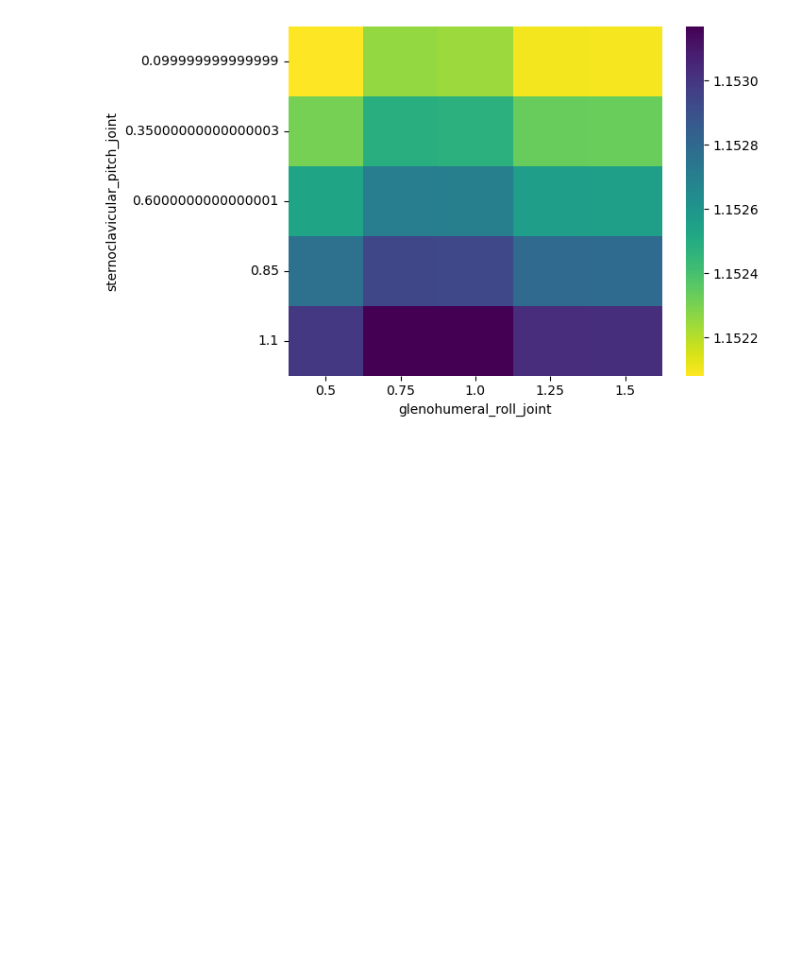
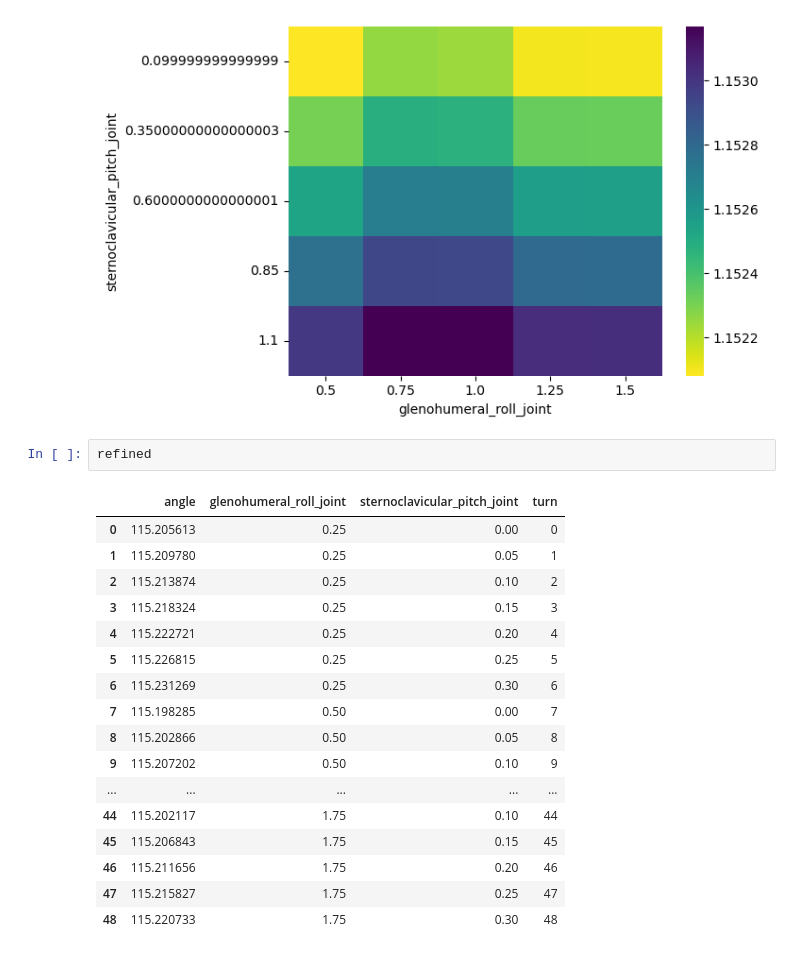
Before and after one commit to bj1110/Masterarbeit, a Jupyter notebook: eval/gridsearch_eval.ipynb, the cells around one changed output. Drawn from its saved outputs; the diff is of its cells as text; blank space fills up the shorter version.

```diff
--- a/eval/gridsearch_eval.ipynb
+++ b/eval/gridsearch_eval.ipynb
@@ -135,3 +139,23 @@ sns.heatmap(pivot, cmap="viridis_r")
 # %% [output]
 <AxesSubplot: xlabel='glenohumeral_roll_joint', ylabel='sternoclavicular_pitch_joint'>
 [figure]
+# %%
+refined
+# %% [output]
+|  | angle | glenohumeral_roll_joint | sternoclavicular_pitch_joint | turn |
+| 0 | 115.205613 | 0.25 | 0.00 | 0 |
+| 1 | 115.209780 | 0.25 | 0.05 | 1 |
+| 2 | 115.213874 | 0.25 | 0.10 | 2 |
+| 3 | 115.218324 | 0.25 | 0.15 | 3 |
+| 4 | 115.222721 | 0.25 | 0.20 | 4 |
+| 5 | 115.226815 | 0.25 | 0.25 | 5 |
+| 6 | 115.231269 | 0.25 | 0.30 | 6 |
+| 7 | 115.198285 | 0.50 | 0.00 | 7 |
+| 8 | 115.202866 | 0.50 | 0.05 | 8 |
+| 9 | 115.207202 | 0.50 | 0.10 | 9 |
+| ... | ... | ... | ... | ... |
+| 44 | 115.202117 | 1.75 | 0.10 | 44 |
+| 45 | 115.206843 | 1.75 | 0.15 | 45 |
+| 46 | 115.211656 | 1.75 | 0.20 | 46 |
+| 47 | 115.215827 | 1.75 | 0.25 | 47 |
+| 48 | 115.220733 | 1.75 | 0.30 | 48 |
```
Also changed, not shown: parts of 4 cells of this notebook.
